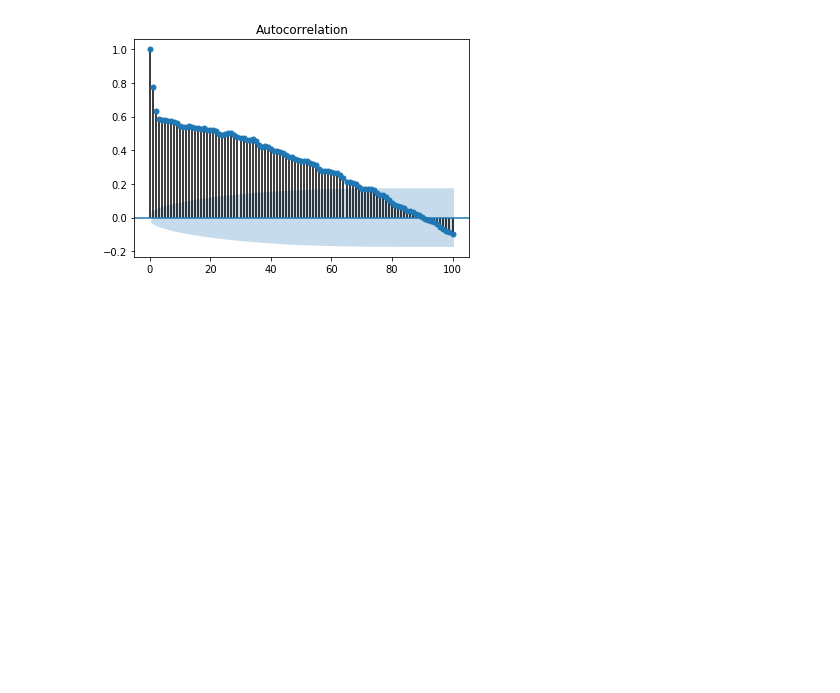
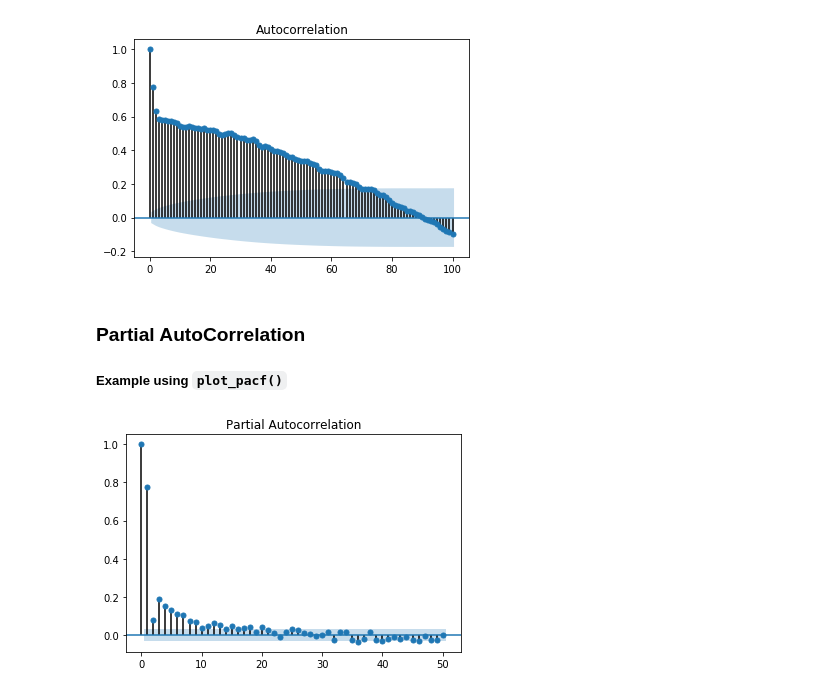
Before and after one commit to iheartbenzene/fantastic-octo-journey, a Jupyter notebook: time_series_and_stats_cheat_sheet.ipynb, the cells around one changed output. Drawn from its saved outputs; the diff is of its cells as text; code cells hidden in the pictures; blank space fills up the shorter version.

Commit message:
autocorrelation and partial correlation

```diff
--- a/time_series_and_stats_cheat_sheet.ipynb
+++ b/time_series_and_stats_cheat_sheet.ipynb
@@ -776,3 +780,12 @@ plot_acf(series, lags = 100)
 plt.show()
 # %% [output]
 [figure]
+# %% [markdown]
+### Partial AutoCorrelation
+
+##### Example using `plot_pacf()`
+# %%
+plot_pacf(series, lags = 50)
+plt.show()
+# %% [output]
+[figure, added]
```
Also changed, not shown: parts of 3 cells of this notebook.
